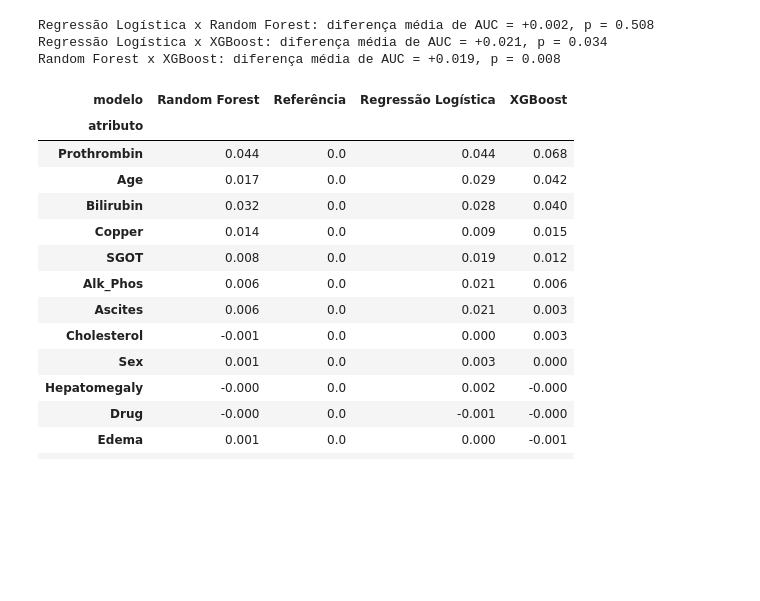
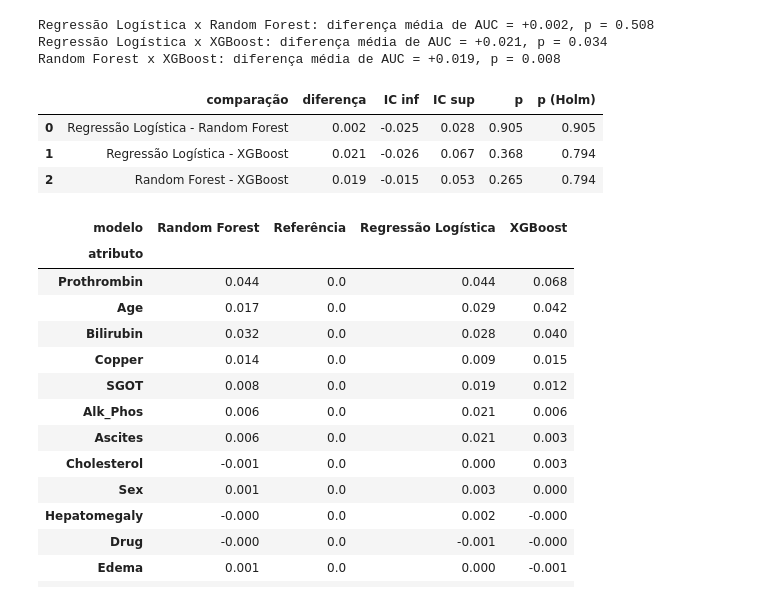
Before and after one commit to AraujoStreicher/pesquisa-academica-ufscar-2026, a Jupyter notebook: main.ipynb, the cells around one changed output. Drawn from its saved outputs; the diff is of its cells as text; code cells hidden in the pictures; blank space fills up the shorter version.

```diff
--- a/main.ipynb
+++ b/main.ipynb
@@ -307,6 +303,29 @@ for a, b in combinations(["Regressão Logística", "Random Forest", "XGBoost"],
 Regressão Logística x Random Forest: diferença média de AUC = +0.002, p = 0.508
 Regressão Logística x XGBoost: diferença média de AUC = +0.021, p = 0.034
 Random Forest x XGBoost: diferença média de AUC = +0.019, p = 0.008
+# %%
+from statsmodels.stats.multitest import multipletests
+
+k = len(auc)
+t_crit = t_student.ppf(0.975, k - 1)
+
+linhas = []
+for a, b in combinations(["Regressão Logística", "Random Forest", "XGBoost"], 2):
+    d = auc[a] - auc[b]
+    ep = np.sqrt((1/k + 1/4) * d.var(ddof=1))
+    linhas.append({"comparação": f"{a} - {b}",
+                   "diferença": d.mean(),
+                   "IC inf": d.mean() - t_crit * ep, "IC sup": d.mean() + t_crit * ep,
+                   "p": 2 * t_student.sf(abs(d.mean() / ep), k - 1)})
+
+tabela3 = pd.DataFrame(linhas)
+tabela3["p (Holm)"] = multipletests(tabela3["p"], method="holm")[1]
+tabela3.round(3)
+# %% [output]
+|  | comparação | diferença | IC inf | IC sup | p | p (Holm) |
+| 0 | Regressão Logística - Random Forest | 0.002 | -0.025 | 0.028 | 0.905 | 0.905 |
+| 1 | Regressão Logística - XGBoost | 0.021 | -0.026 | 0.067 | 0.368 | 0.794 |
+| 2 | Random Forest - XGBoost | 0.019 | -0.015 | 0.053 | 0.265 | 0.794 |
 # %%
 # tabela de importância
 # importância por permutação: quanto a AUC cai quando embaralhamos cada atributo
```
Also changed, not shown: parts of 6 cells of this notebook.
